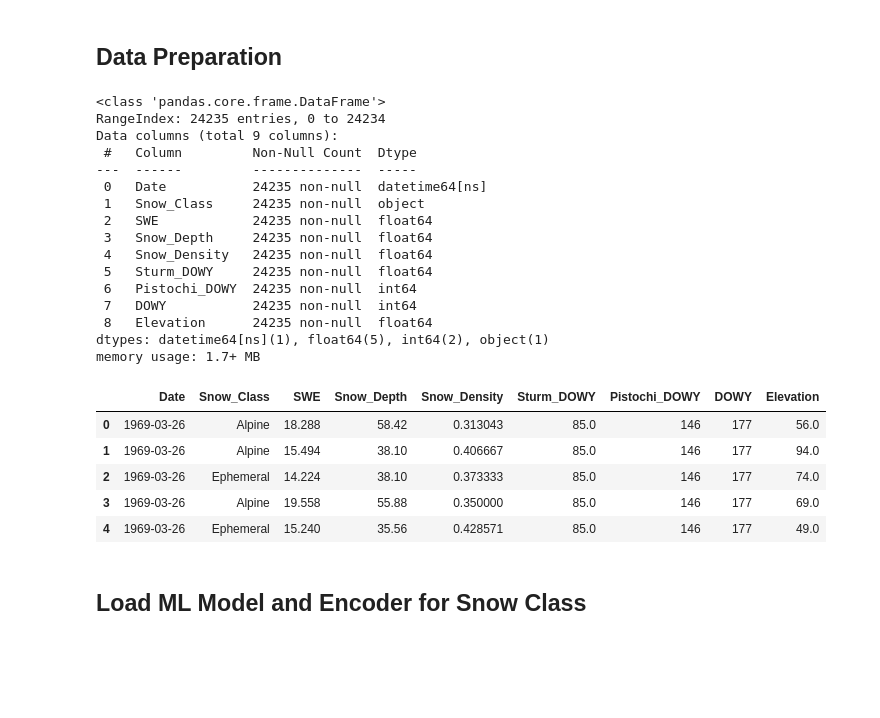
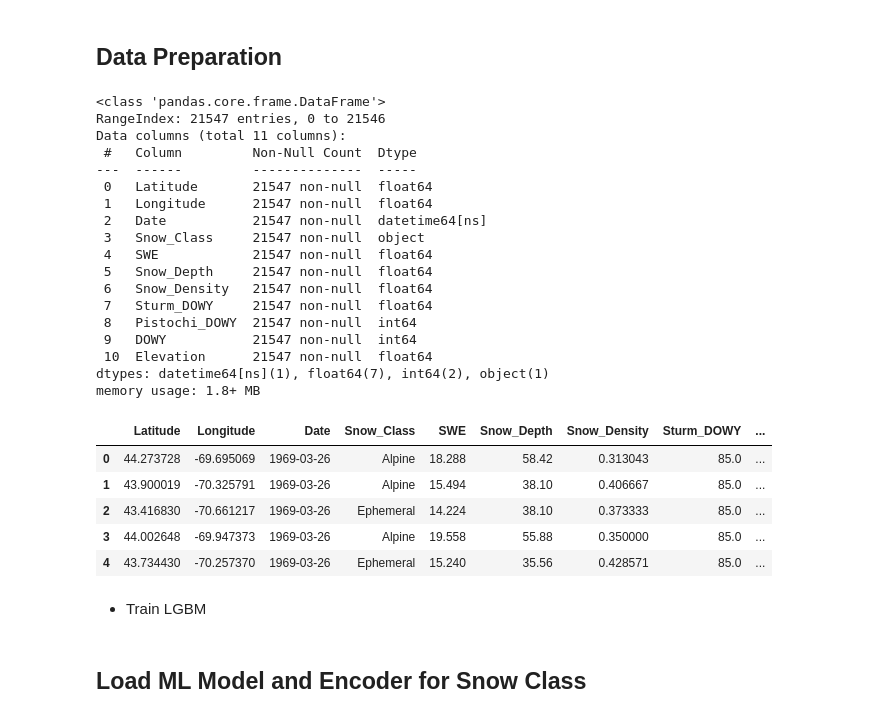
Before and after one commit to cryogars/density-models, a Jupyter notebook: notebooks/07_model_transferability_analysis.ipynb, the cells around one changed output. Drawn from its saved outputs; the diff is of its cells as text; code cells hidden in the pictures; blank space fills up the shorter version.

Commit message:
all training data now available

```diff
--- a/notebooks/07_model_transferability_analysis.ipynb
+++ b/notebooks/07_model_transferability_analysis.ipynb
@@ -64,54 +64,60 @@ clean_df=(
         Date=lambda x: pd.to_datetime(x.SURVEY_DATE_TEXT),
         Snow_Class=lambda x: x.loc[:, ["LONGITUDE", "LATITUDE"]].apply(lambda y: ConvertData.get_snow_class(lon=y.LONGITUDE, lat=y.LATITUDE, raster=snow_class_raster).capitalize(), axis=1),
         SWE=lambda x: ConvertData.inches_to_metric(inches=x.WATER, unit="cm"),
         Snow_Depth=lambda x: ConvertData.inches_to_metric(inches=x.DEPTH, unit="cm"),
         Snow_Density=lambda x: x.SWE / x.Snow_Depth,
         Sturm_DOWY=lambda x: x.Date.map(lambda y: ConvertData().date_to_DOY(y, algorithm="Sturm", origin=10)),
         Pistochi_DOWY=lambda x: x.Date.map(lambda y: ConvertData().date_to_DOY(y, algorithm="default", origin=11)),
         DOWY=lambda x: x.Date.map(lambda y: ConvertData().date_to_DOY(y, algorithm="default", origin=10)),
         Elevation= lambda x: x.loc[:, ["LONGITUDE", "LATITUDE"]].apply(lambda y: elevation_data.get_elevation(latitude=y.LATITUDE, longitude=y.LONGITUDE), axis=1)
     )
     .query(
         'Snow_Class != "Ocean"'
-        # " and Snow_Depth != 0 and SWE != 0 and "
-        # "Snow_Depth > 5 and SWE > 3 and "
-        # "Snow_Density <= 0.6 and Snow_Density >= 0.05"  # uncomment these queries to match the training scenario
+        " and Snow_Depth != 0 and SWE != 0 and "
+        "Snow_Depth > 5 and SWE > 3 and "
+        "Snow_Density <= 0.6 and Snow_Density >= 0.05"  # uncomment these queries to match the training scenario
     )
     .dropna()
+    .rename(columns={
+        'LATITUDE': 'Latitude',
+        'LONGITUDE': 'Longitude'
+    })
     .reset_index(drop=True)
     .drop(
         columns=[
             "SURVEY_DATE_TEXT",
             "WATER",
             "DEPTH",
-            "LATITUDE",
-            "LONGITUDE",
             "DENSITY"
         ]
     )
 )
 clean_df.info()
 clean_df.head()
 # %% [output]
 <class 'pandas.core.frame.DataFrame'>
-RangeIndex: 24235 entries, 0 to 24234
-Data columns (total 9 columns):
+RangeIndex: 21547 entries, 0 to 21546
+Data columns (total 11 columns):
  #   Column         Non-Null Count  Dtype
 ---  ------         --------------  -----
- 0   Date           24235 non-null  datetime64[ns]
- 1   Snow_Class     24235 non-null  object
- 2   SWE            24235 non-null  float64
- 3   Snow_Depth     24235 non-null  float64
- 4   Snow_Density   24235 non-null  float64
- 5   Sturm_DOWY     24235 non-null  float64
- 6   Pistochi_DOWY  24235 non-null  int64
- 7   DOWY           24235 non-null  int64
- 8   Elevation      24235 non-null  float64
-dtypes: datetime64[ns](1), float64(5), int64(2), object(1)
-memory usage: 1.7+ MB
+ 0   Latitude       21547 non-null  float64
+ 1   Longitude      21547 non-null  float64
+ 2   Date           21547 non-null  datetime64[ns]
+ 3   Snow_Class     21547 non-null  object
+ 4   SWE            21547 non-null  float64
+ 5   Snow_Depth     21547 non-null  float64
+ 6   Snow_Density   21547 non-null  float64
+ 7   Sturm_DOWY     21547 non-null  float64
+ 8   Pistochi_DOWY  21547 non-null  int64
+ 9   DOWY           21547 non-null  int64
+ 10  Elevation      21547 non-null  float64
+dtypes: datetime64[ns](1), float64(7), int64(2), object(1)
+memory usage: 1.8+ MB
-|  | Date | Snow_Class | SWE | Snow_Depth | Snow_Density | Sturm_DOWY | Pistochi_DOWY | DOWY | Elevation |
-| 0 | 1969-03-26 | Alpine | 18.288 | 58.42 | 0.313043 | 85.0 | 146 | 177 | 56.0 |
-| 1 | 1969-03-26 | Alpine | 15.494 | 38.10 | 0.406667 | 85.0 | 146 | 177 | 94.0 |
-| 2 | 1969-03-26 | Ephemeral | 14.224 | 38.10 | 0.373333 | 85.0 | 146 | 177 | 74.0 |
-| 3 | 1969-03-26 | Alpine | 19.558 | 55.88 | 0.350000 | 85.0 | 146 | 177 | 69.0 |
-| 4 | 1969-03-26 | Ephemeral | 15.240 | 35.56 | 0.428571 | 85.0 | 146 | 177 | 49.0 |
+|  | Latitude | Longitude | Date | Snow_Class | SWE | Snow_Depth | Snow_Density | Sturm_DOWY | ... |
+| 0 | 44.273728 | -69.695069 | 1969-03-26 | Alpine | 18.288 | 58.42 | 0.313043 | 85.0 | ... |
+| 1 | 43.900019 | -70.325791 | 1969-03-26 | Alpine | 15.494 | 38.10 | 0.406667 | 85.0 | ... |
+| 2 | 43.416830 | -70.661217 | 1969-03-26 | Ephemeral | 14.224 | 38.10 | 0.373333 | 85.0 | ... |
+| 3 | 44.002648 | -69.947373 | 1969-03-26 | Alpine | 19.558 | 55.88 | 0.350000 | 85.0 | ... |
+| 4 | 43.734430 | -70.257370 | 1969-03-26 | Ephemeral | 15.240 | 35.56 | 0.428571 | 85.0 | ... |
+# %% [markdown]
+* Train LGBM
```
Also changed, not shown: parts of 4 cells of this notebook.
